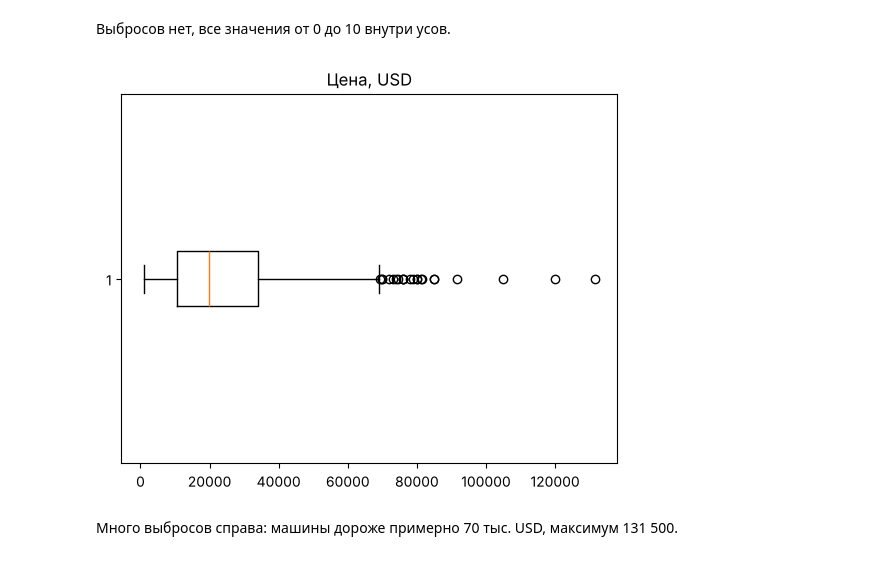
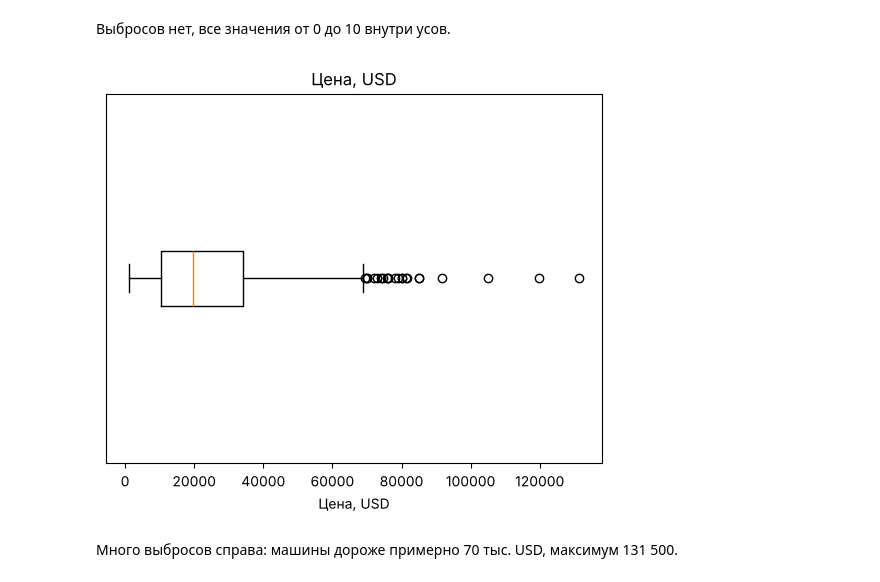
Before and after one commit to pavchundg/project-andan, a Jupyter notebook: Проект_анализ_цен_автомобилей.ipynb, the cells around one changed output. Cells and saved outputs as stored; diff of their text form; code cells hidden in the pictures.

```diff
--- a/Проект_анализ_цен_автомобилей.ipynb
+++ b/Проект_анализ_цен_автомобилей.ipynb
@@ -167,9 +156,11 @@ plt.show()
 # %%
 plt.boxplot(df_clean['Цена, USD'], orientation='horizontal')
 plt.title('Цена, USD')
+plt.xlabel('Цена, USD')
+plt.yticks([])
 plt.show()
 # %% [output]
-[figure, old version]
+[figure, new version]
 # %% [markdown]
 Много выбросов справа: машины дороже примерно 70 тыс. USD, максимум 131 500.
 # %% [markdown]
```
Also changed, not shown: parts of 58 cells of this notebook, 2 other files.
